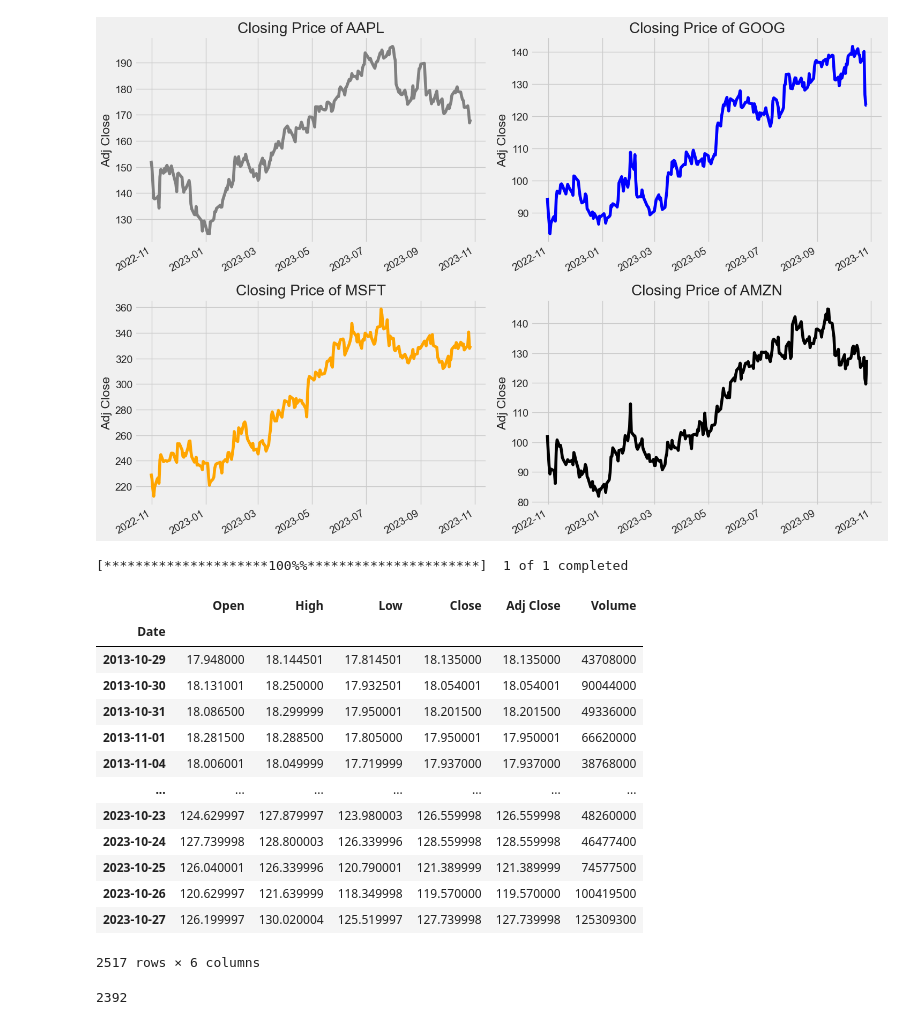
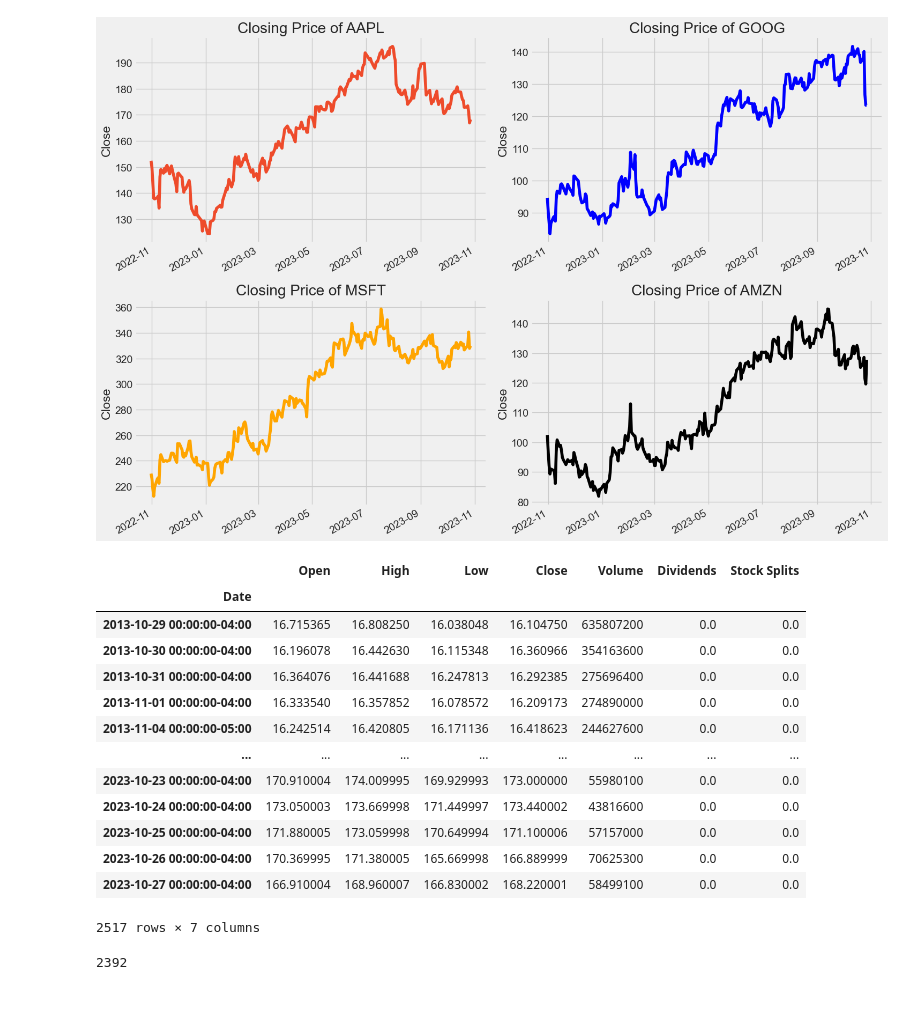
Before and after one commit to Bahadir-Erdem/stock_price_lstm, a Jupyter notebook: proje_test.ipynb, the cells around one changed output. Saved outputs shown, nothing was run; the diff lists cells and outputs as text; code cells hidden in the pictures.

```diff
--- a/proje_test.ipynb
+++ b/proje_test.ipynb
@@ -38,5 +27,4 @@ plt.style.use("fivethirtyeight") # tüm görselleştirmeler üzerinde bu stilin
 # %%
-# Set up End and Start times for data grab
 stocks = ['AAPL', 'GOOG', 'MSFT', 'AMZN']
 company_names = ['Apple', 'Google', 'Microsoft', 'Amazon']
 dfs = []
@@ -44,8 +32,8 @@ dfs = []
 end_date = datetime(2023, 10, 29)
 start_date = datetime(end_date.year - 1, end_date.month, end_date.day)
 
-for stock in stocks: # verilerin alınması
-    df = yf.download(stock, start_date, end_date)
+for stock in stocks:
+    df = yf.Ticker(stock).history(start=start_date, end=end_date)
     dfs.append(df)
 
 for index, company_name in enumerate(company_names):
@@ -109,0 +89,6 @@ dfs[0].describe()
+# %%
+color = '#EE4B2B'
+plt.plot(apple['Open'], c=color)
+plt.ylabel('Open')
+plt.title('Apple Stock')
+plt.show()
@@ -110,41 +132,39 @@ dfs[0].describe()
 # %%
-# Let's see a historical view of the closing price
 plt.figure(figsize=(15, 10))
 plt.subplots_adjust(top=1.25, bottom=1.2)
-colors = ['grey', 'blue', 'orange', 'black']
+colors = [color, 'blue', 'orange', 'black']
 
 for i, company in enumerate(dfs, 1):
     plt.subplot(2, 2, i)
-    company['Adj Close'].plot(color=colors[i - 1])
-    plt.ylabel('Adj Close')
+    company['Close'].plot(color=colors[i - 1])
+    plt.ylabel('Close')
     plt.xlabel(None)
     plt.title(f"Closing Price of {stocks[i - 1]}")
 
 plt.tight_layout()
 # %% [output]
-[figure, old version]
+[figure, new version]
 # %%
 end_date = datetime(2023, 10, 29)
 start_date = datetime(end_date.year - 10, end_date.month, end_date.day)
 # %%
-df = yf.download(stock, start_date, end_date)
+df = yf.Ticker(stocks[0]).history(start=start_date, end=end_date)
 df
 # %% [output]
+|  | Open | High | Low | Close | Volume | Dividends | Stock Splits |
+| Date |  |  |  |  |  |  |  |
+| 2013-10-29 00:00:00-04:00 | 16.715365 | 16.808250 | 16.038048 | 16.104750 | 635807200 | 0.0 | 0.0 |
+| 2013-10-30 00:00:00-04:00 | 16.196078 | 16.442630 | 16.115348 | 16.360966 | 354163600 | 0.0 | 0.0 |
+| 2013-10-31 00:00:00-04:00 | 16.364076 | 16.441688 | 16.247813 | 16.292385 | 275696400 | 0.0 | 0.0 |
+| 2013-11-01 00:00:00-04:00 | 16.333540 | 16.357852 | 16.078572 | 16.209173 | 274890000 | 0.0 | 0.0 |
+| 2013-11-04 00:00:00-05:00 | 16.242514 | 16.420805 | 16.171136 | 16.418623 | 244627600 | 0.0 | 0.0 |
+| ... | ... | ... | ... | ... | ... | ... | ... |
+| 2023-10-23 00:00:00-04:00 | 170.910004 | 174.009995 | 169.929993 | 173.000000 | 55980100 | 0.0 | 0.0 |
+| 2023-10-24 00:00:00-04:00 | 173.050003 | 173.669998 | 171.449997 | 173.440002 | 43816600 | 0.0 | 0.0 |
+| 2023-10-25 00:00:00-04:00 | 171.880005 | 173.059998 | 170.649994 | 171.100006 | 57157000 | 0.0 | 0.0 |
+| 2023-10-26 00:00:00-04:00 | 170.369995 | 171.380005 | 165.669998 | 166.889999 | 70625300 | 0.0 | 0.0 |
+| 2023-10-27 00:00:00-04:00 | 166.910004 | 168.960007 | 166.830002 | 168.220001 | 58499100 | 0.0 | 0.0 |
-[*********************100%%**********************]  1 of 1 completed
+2517 rows × 7 columns
-|  | Open | High | Low | Close | Adj Close | Volume |
-| Date |  |  |  |  |  |  |
-| 2013-10-29 | 17.948000 | 18.144501 | 17.814501 | 18.135000 | 18.135000 | 43708000 |
-| 2013-10-30 | 18.131001 | 18.250000 | 17.932501 | 18.054001 | 18.054001 | 90044000 |
-| 2013-10-31 | 18.086500 | 18.299999 | 17.950001 | 18.201500 | 18.201500 | 49336000 |
-| 2013-11-01 | 18.281500 | 18.288500 | 17.805000 | 17.950001 | 17.950001 | 66620000 |
-| 2013-11-04 | 18.006001 | 18.049999 | 17.719999 | 17.937000 | 17.937000 | 38768000 |
-| ... | ... | ... | ... | ... | ... | ... |
-| 2023-10-23 | 124.629997 | 127.879997 | 123.980003 | 126.559998 | 126.559998 | 48260000 |
-| 2023-10-24 | 127.739998 | 128.800003 | 126.339996 | 128.559998 | 128.559998 | 46477400 |
-| 2023-10-25 | 126.040001 | 126.339996 | 120.790001 | 121.389999 | 121.389999 | 74577500 |
-| 2023-10-26 | 120.629997 | 121.639999 | 118.349998 | 119.570000 | 119.570000 | 100419500 |
-| 2023-10-27 | 126.199997 | 130.020004 | 125.519997 | 127.739998 | 127.739998 | 125309300 |
-2517 rows × 6 columns
 # %%
 # Create a new dataframe with only the 'Close column
 data = df.filter(['Close'])
```
Also changed, not shown: parts of 56 cells of this notebook.
